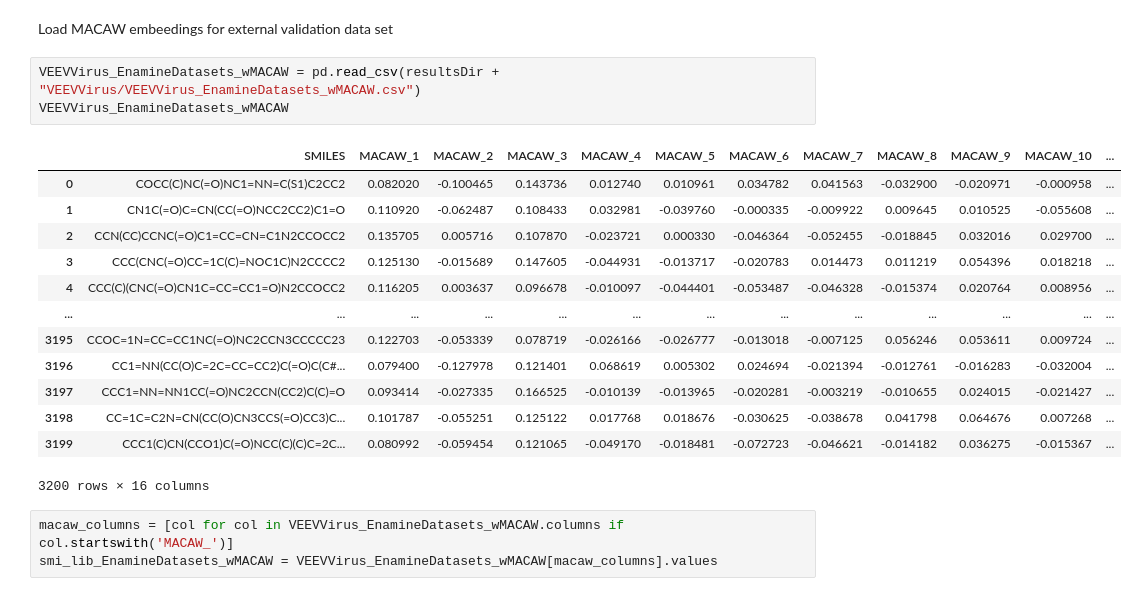
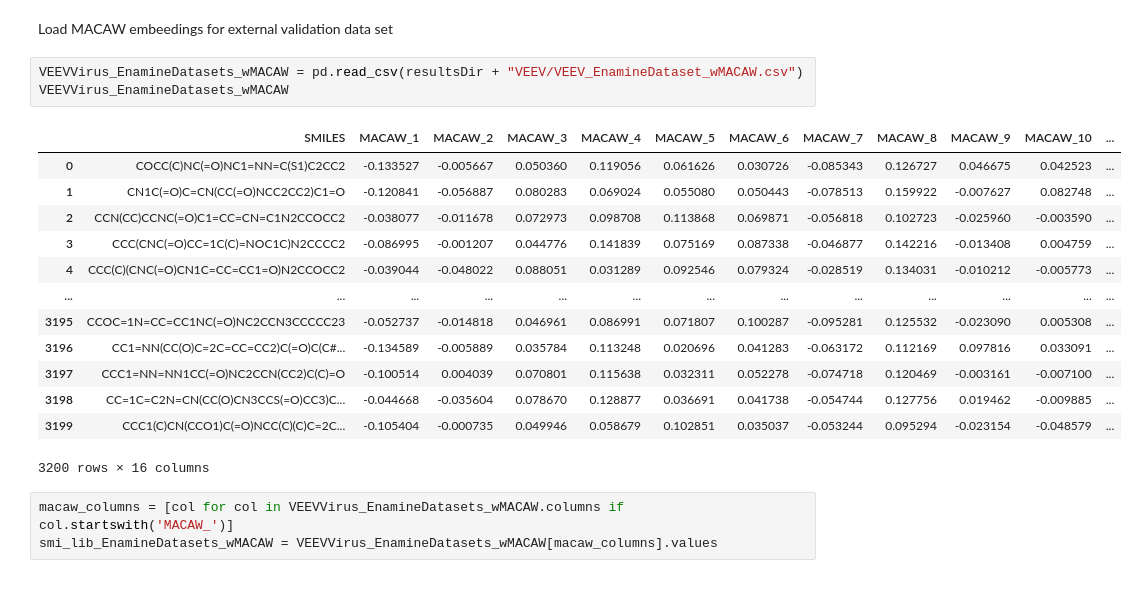
Before and after one commit to soumyadeepghosh35/DTRA_ART, a Jupyter notebook: DTRA_project_notebooks/Step5_ART_VEEV.ipynb, the cells around one changed output. Drawn from its saved outputs; the diff is of its cells as text.

```diff
--- a/DTRA_project_notebooks/Step5_ART_VEEV.ipynb
+++ b/DTRA_project_notebooks/Step5_ART_VEEV.ipynb
@@ -195,21 +197,21 @@ In this section, we screen a custom virtual library looking for molecules that a
 # %% [markdown]
 Load MACAW embeedings for external validation data set
 # %%
-VEEVVirus_EnamineDatasets_wMACAW = pd.read_csv(resultsDir + "VEEVVirus/VEEVVirus_EnamineDatasets_wMACAW.csv")
+VEEVVirus_EnamineDatasets_wMACAW = pd.read_csv(resultsDir + "VEEV/VEEV_EnamineDataset_wMACAW.csv")
 VEEVVirus_EnamineDatasets_wMACAW
 # %% [output]
 |  | SMILES | MACAW_1 | MACAW_2 | MACAW_3 | MACAW_4 | MACAW_5 | MACAW_6 | MACAW_7 | MACAW_8 | MACAW_9 | MACAW_10 | ... |
-| 0 | COCC(C)NC(=O)NC1=NN=C(S1)C2CC2 | 0.082020 | -0.100465 | 0.143736 | 0.012740 | 0.010961 | 0.034782 | 0.041563 | -0.032900 | -0.020971 | -0.000958 | ... |
-| 1 | CN1C(=O)C=CN(CC(=O)NCC2CC2)C1=O | 0.110920 | -0.062487 | 0.108433 | 0.032981 | -0.039760 | -0.000335 | -0.009922 | 0.009645 | 0.010525 | -0.055608 | ... |
-| 2 | CCN(CC)CCNC(=O)C1=CC=CN=C1N2CCOCC2 | 0.135705 | 0.005716 | 0.107870 | -0.023721 | 0.000330 | -0.046364 | -0.052455 | -0.018845 | 0.032016 | 0.029700 | ... |
-| 3 | CCC(CNC(=O)CC=1C(C)=NOC1C)N2CCCC2 | 0.125130 | -0.015689 | 0.147605 | -0.044931 | -0.013717 | -0.020783 | 0.014473 | 0.011219 | 0.054396 | 0.018218 | ... |
-| 4 | CCC(C)(CNC(=O)CN1C=CC=CC1=O)N2CCOCC2 | 0.116205 | 0.003637 | 0.096678 | -0.010097 | -0.044401 | -0.053487 | -0.046328 | -0.015374 | 0.020764 | 0.008956 | ... |
+| 0 | COCC(C)NC(=O)NC1=NN=C(S1)C2CC2 | -0.133527 | -0.005667 | 0.050360 | 0.119056 | 0.061626 | 0.030726 | -0.085343 | 0.126727 | 0.046675 | 0.042523 | ... |
+| 1 | CN1C(=O)C=CN(CC(=O)NCC2CC2)C1=O | -0.120841 | -0.056887 | 0.080283 | 0.069024 | 0.055080 | 0.050443 | -0.078513 | 0.159922 | -0.007627 | 0.082748 | ... |
+| 2 | CCN(CC)CCNC(=O)C1=CC=CN=C1N2CCOCC2 | -0.038077 | -0.011678 | 0.072973 | 0.098708 | 0.113868 | 0.069871 | -0.056818 | 0.102723 | -0.025960 | -0.003590 | ... |
+| 3 | CCC(CNC(=O)CC=1C(C)=NOC1C)N2CCCC2 | -0.086995 | -0.001207 | 0.044776 | 0.141839 | 0.075169 | 0.087338 | -0.046877 | 0.142216 | -0.013408 | 0.004759 | ... |
+| 4 | CCC(C)(CNC(=O)CN1C=CC=CC1=O)N2CCOCC2 | -0.039044 | -0.048022 | 0.088051 | 0.031289 | 0.092546 | 0.079324 | -0.028519 | 0.134031 | -0.010212 | -0.005773 | ... |
 | ... | ... | ... | ... | ... | ... | ... | ... | ... | ... | ... | ... | ... |
-| 3195 | CCOC=1N=CC=CC1NC(=O)NC2CCN3CCCCC23 | 0.122703 | -0.053339 | 0.078719 | -0.026166 | -0.026777 | -0.013018 | -0.007125 | 0.056246 | 0.053611 | 0.009724 | ... |
-| 3196 | CC1=NN(CC(O)C=2C=CC=CC2)C(=O)C(C#... | 0.079400 | -0.127978 | 0.121401 | 0.068619 | 0.005302 | 0.024694 | -0.021394 | -0.012761 | -0.016283 | -0.032004 | ... |
-| 3197 | CCC1=NN=NN1CC(=O)NC2CCN(CC2)C(C)=O | 0.093414 | -0.027335 | 0.166525 | -0.010139 | -0.013965 | -0.020281 | -0.003219 | -0.010655 | 0.024015 | -0.021427 | ... |
-| 3198 | CC=1C=C2N=CN(CC(O)CN3CCS(=O)CC3)C... | 0.101787 | -0.055251 | 0.125122 | 0.017768 | 0.018676 | -0.030625 | -0.038678 | 0.041798 | 0.064676 | 0.007268 | ... |
-| 3199 | CCC1(C)CN(CCO1)C(=O)NCC(C)(C)C=2C... | 0.080992 | -0.059454 | 0.121065 | -0.049170 | -0.018481 | -0.072723 | -0.046621 | -0.014182 | 0.036275 | -0.015367 | ... |
+| 3195 | CCOC=1N=CC=CC1NC(=O)NC2CCN3CCCCC23 | -0.052737 | -0.014818 | 0.046961 | 0.086991 | 0.071807 | 0.100287 | -0.095281 | 0.125532 | -0.023090 | 0.005308 | ... |
+| 3196 | CC1=NN(CC(O)C=2C=CC=CC2)C(=O)C(C#... | -0.134589 | -0.005889 | 0.035784 | 0.113248 | 0.020696 | 0.041283 | -0.063172 | 0.112169 | 0.097816 | 0.033091 | ... |
+| 3197 | CCC1=NN=NN1CC(=O)NC2CCN(CC2)C(C)=O | -0.100514 | 0.004039 | 0.070801 | 0.115638 | 0.032311 | 0.052278 | -0.074718 | 0.120469 | -0.003161 | -0.007100 | ... |
+| 3198 | CC=1C=C2N=CN(CC(O)CN3CCS(=O)CC3)C... | -0.044668 | -0.035604 | 0.078670 | 0.128877 | 0.036691 | 0.041738 | -0.054744 | 0.127756 | 0.019462 | -0.009885 | ... |
+| 3199 | CCC1(C)CN(CCO1)C(=O)NCC(C)(C)C=2C... | -0.105404 | -0.000735 | 0.049946 | 0.058679 | 0.102851 | 0.035037 | -0.053244 | 0.095294 | -0.023154 | -0.048579 | ... |
 3200 rows × 16 columns
 # %%
 macaw_columns = [col for col in VEEVVirus_EnamineDatasets_wMACAW.columns if col.startswith('MACAW_')]
```
Also changed, not shown: parts of 16 cells of this notebook, 2 other files.
